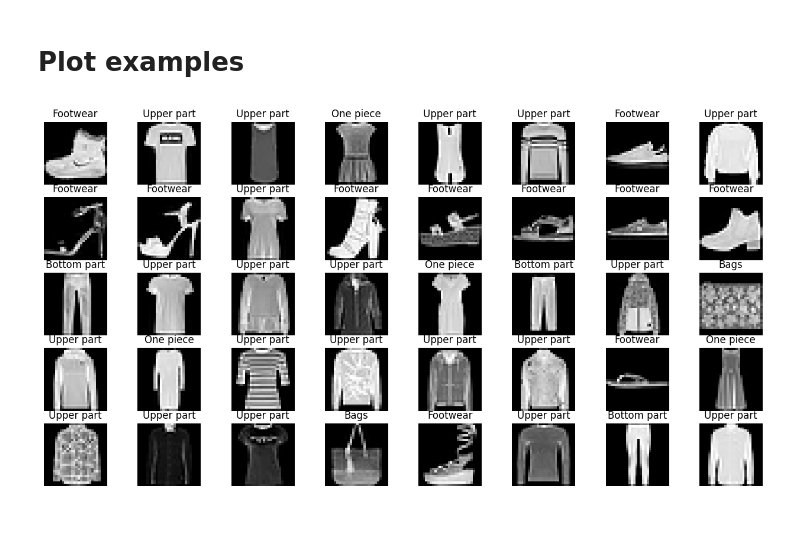
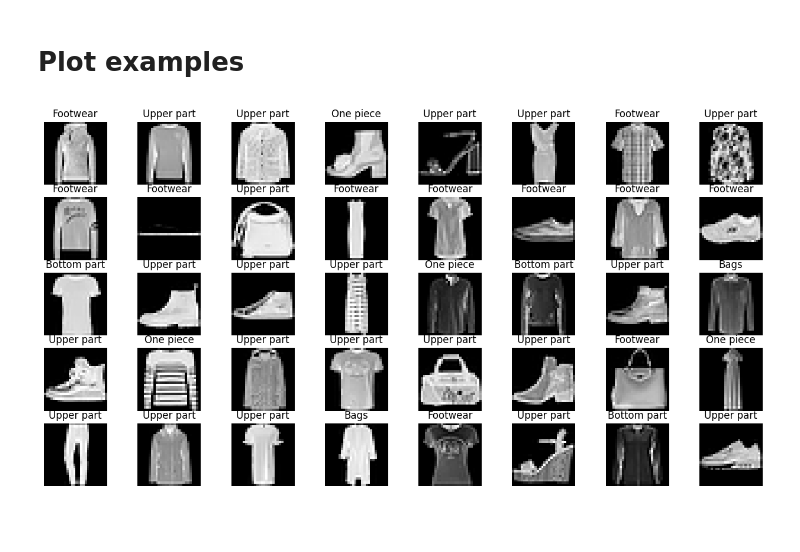
Before and after one commit to pablorodriper/fashion-mnist, a Jupyter notebook: notebooks/analyze_data.ipynb, the cells around one changed output. Cells and saved outputs as stored; diff of their text form; code cells hidden in the pictures.

```diff
--- a/notebooks/analyze_data.ipynb
+++ b/notebooks/analyze_data.ipynb
@@ -32,13 +32,13 @@ We should duplicate the samples of the smaller classes to balance the dataset or
 # %%
 f, ax = plt.subplots(5,8, figsize=(16,8))
 
-for i, image in enumerate(train_x[:40]):
+for i, image in enumerate(train_x[39000:39040]):
     ax[i//8, i%8].imshow(image, cmap='gray')
     ax[i//8, i%8].axis('off')
     ax[i//8, i%8].set_title(LABELS[np.argmax(train_y[i])])
 
 plt.show()
 # %% [output]
-[figure, old version]
+[figure, new version]
 # %% [markdown]
 #
```
Also changed, not shown: parts of 1 cell of this notebook, 2 other files.
